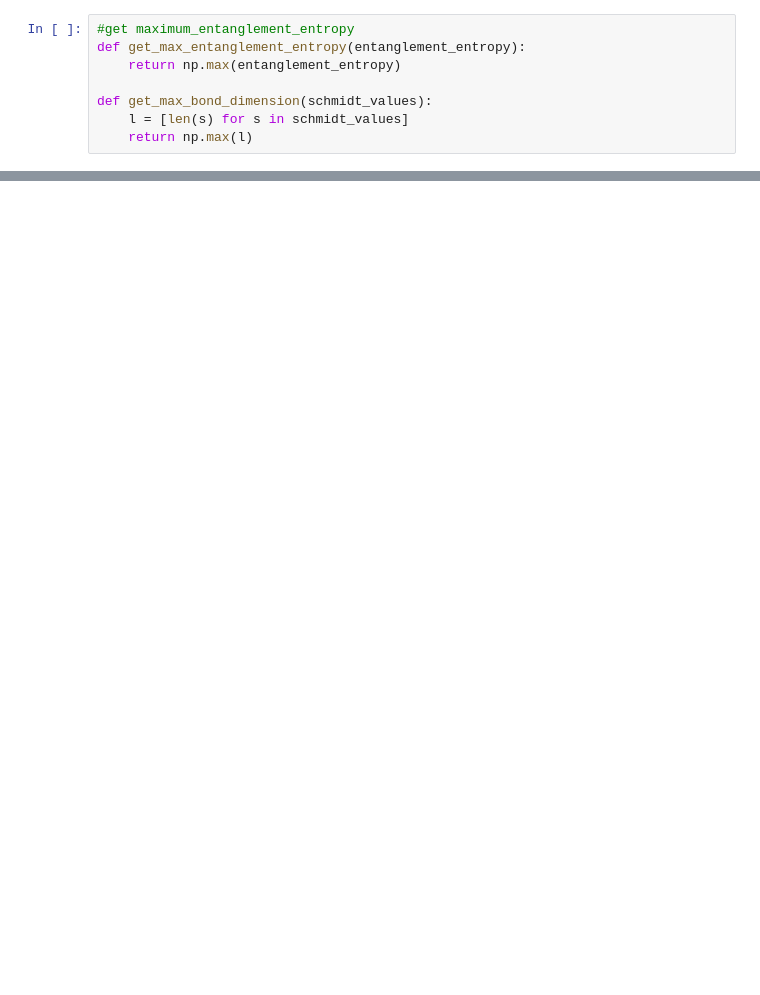
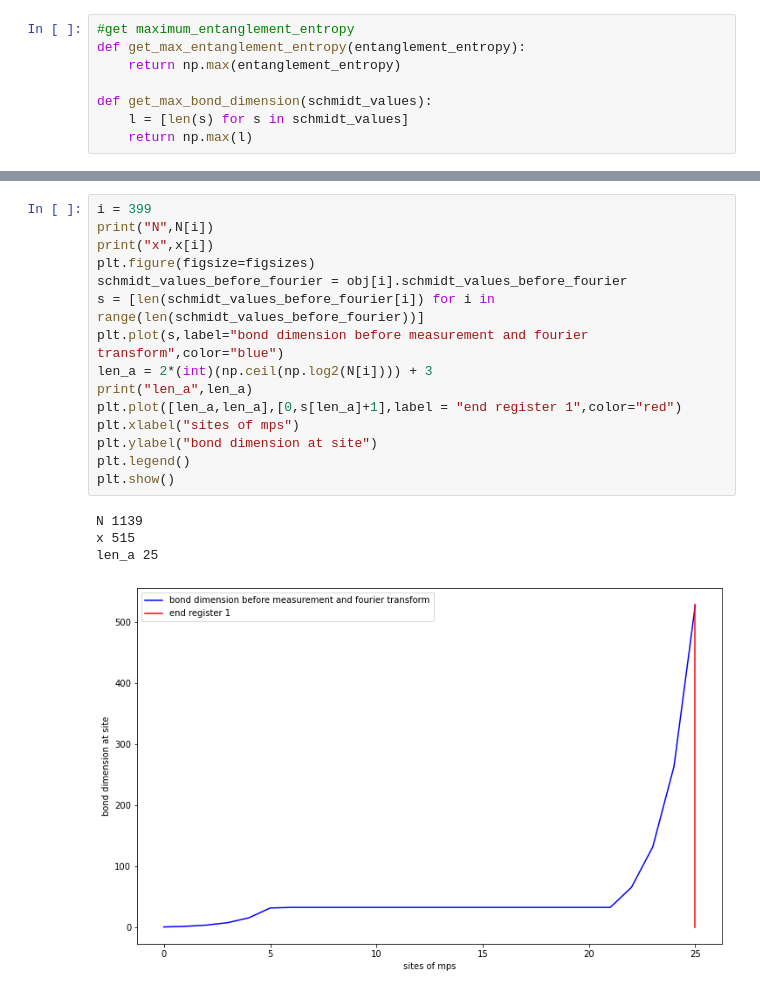
Before and after one commit to XKainz/shor-mps, a Jupyter notebook: analysing_entanglement.ipynb, the cells around one changed output, grey strips where cells are left out. Saved outputs shown, nothing was run; the diff lists cells and outputs as text; blank space fills up the shorter version.

```diff
--- a/analysing_entanglement.ipynb
+++ b/analysing_entanglement.ipynb
@@ -105,0 +260,20 @@ plt.scatter(n_divided_anzahl_prime_factors,max_bond_dim_fourier_circuit,label="c
+# %%
+i = 399
+print("N",N[i])
+print("x",x[i])
+plt.figure(figsize=figsizes)
+schmidt_values_before_fourier = obj[i].schmidt_values_before_fourier
+s = [len(schmidt_values_before_fourier[i]) for i in range(len(schmidt_values_before_fourier))]
+plt.plot(s,label="bond dimension before measurement and fourier transform",color="blue")
+len_a = 2*(int)(np.ceil(np.log2(N[i]))) + 3
+print("len_a",len_a)
+plt.plot([len_a,len_a],[0,s[len_a]+1],label = "end register 1",color="red")
+plt.xlabel("sites of mps")
+plt.ylabel("bond dimension at site")
+plt.legend()
+plt.show()
+# %% [output]
+N 1139
+x 515
+len_a 25
+[figure, added]
```
Also changed, not shown: parts of 20 cells of this notebook.
